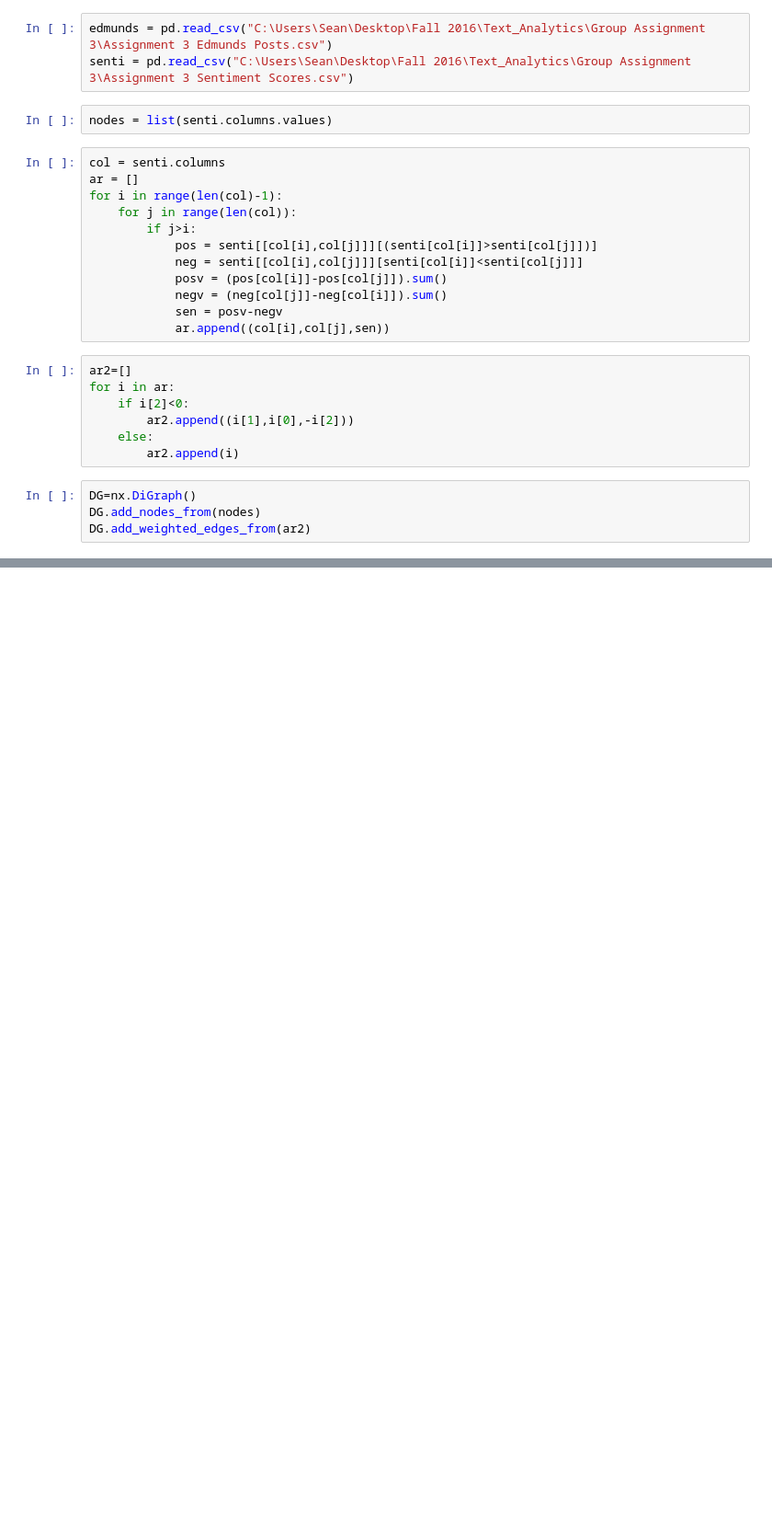
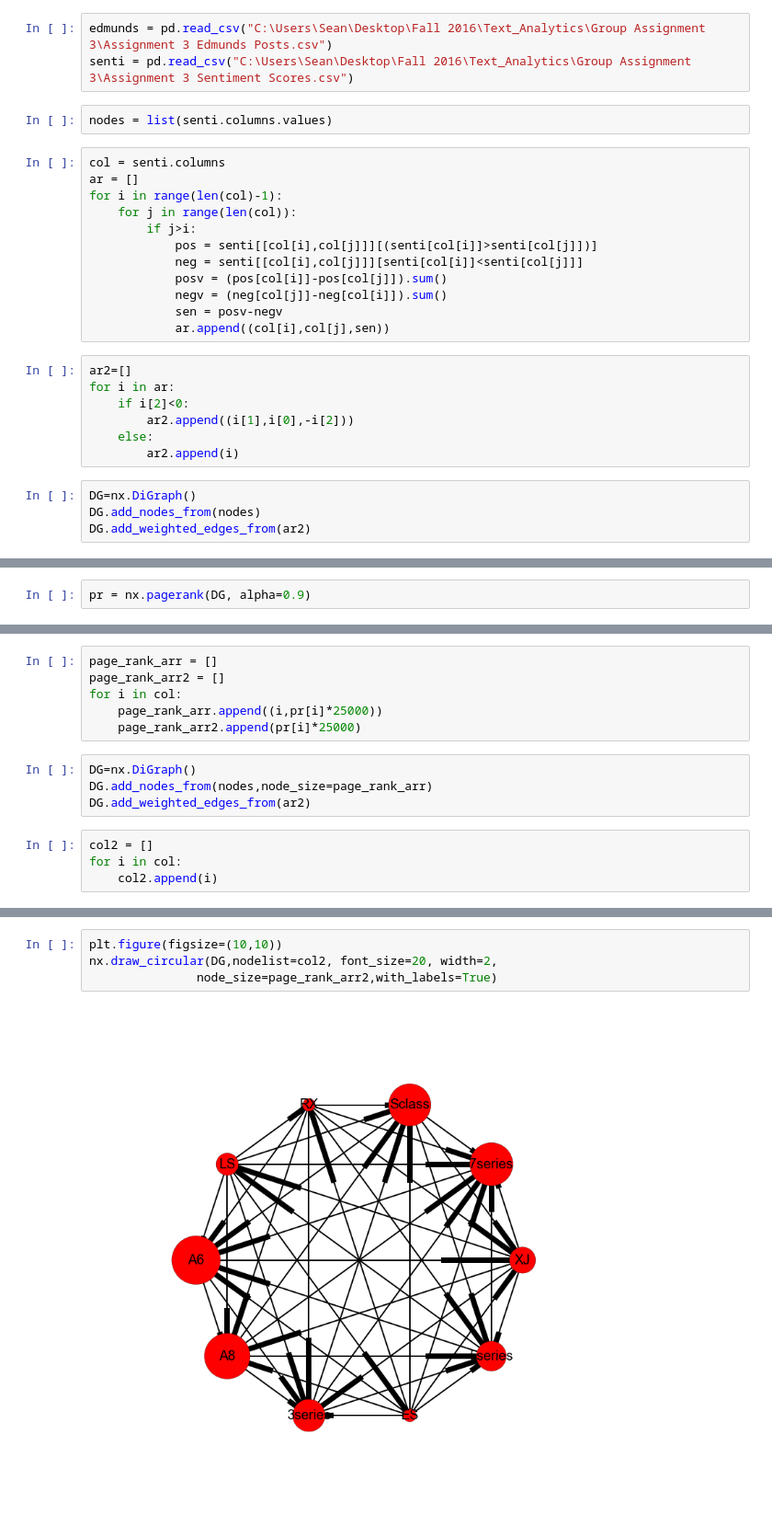
Before and after one commit to brbeckelman/MSBA-Class, a Jupyter notebook: Assignment3/Assignment 3_B.ipynb, the cells around one changed output, grey strips where cells are left out. Shown at 92% size. Saved outputs shown, nothing was run; the diff lists cells and outputs as text; blank space fills up the shorter version.

```diff
--- a/Assignment3/Assignment 3_B.ipynb
+++ b/Assignment3/Assignment 3_B.ipynb
@@ -38,0 +40,2 @@ nx.draw(DG, with_labels=True,node_size=1000)
+# %%
+pr = nx.pagerank(DG, alpha=0.9)
@@ -38,0 +55,14 @@ nx.draw(DG, with_labels=True,node_size=1000)
+# %%
+page_rank_arr = []
+page_rank_arr2 = []
+for i in col:
+    page_rank_arr.append((i,pr[i]*25000))
+    page_rank_arr2.append(pr[i]*25000)
+# %%
+DG=nx.DiGraph()
+DG.add_nodes_from(nodes,node_size=page_rank_arr)
+DG.add_weighted_edges_from(ar2)
+# %%
+col2 = []
+for i in col:
+    col2.append(i)
@@ -38,0 +86,6 @@ nx.draw(DG, with_labels=True,node_size=1000)
+# %%
+plt.figure(figsize=(10,10))
+nx.draw_circular(DG,nodelist=col2, font_size=20, width=2,
+               node_size=page_rank_arr2,with_labels=True)
+# %% [output]
+[figure, added]
```
Also changed, not shown: parts of 6 cells of this notebook.
